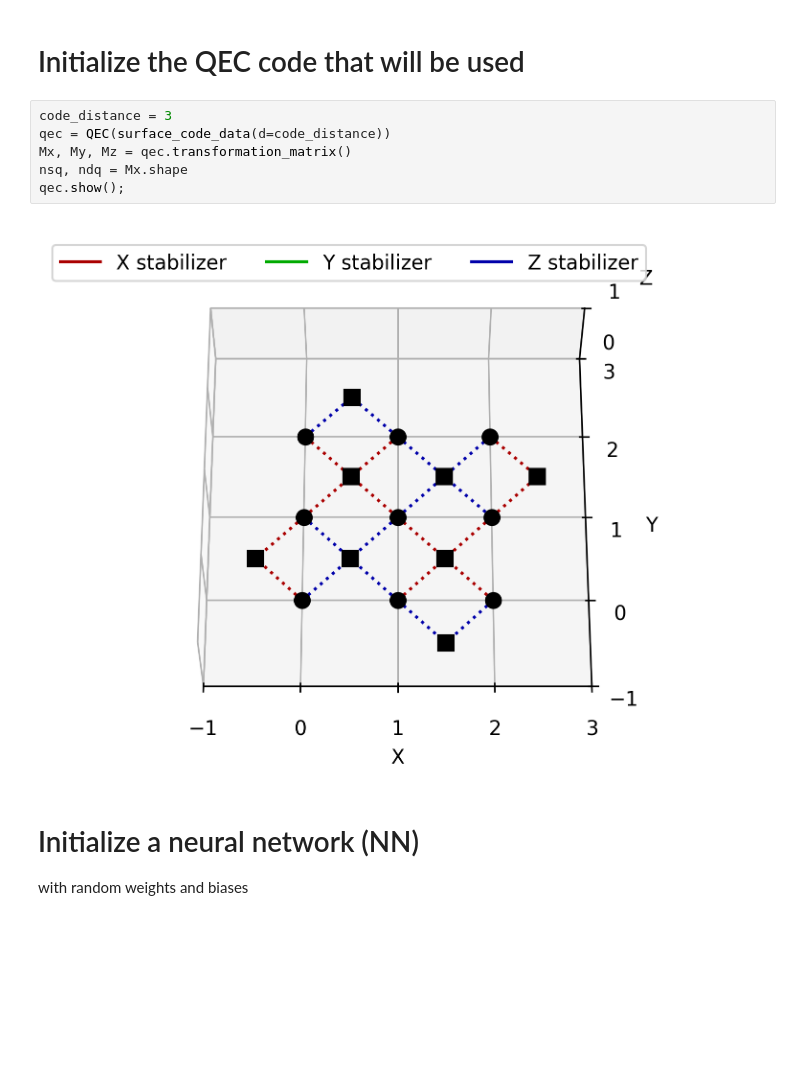
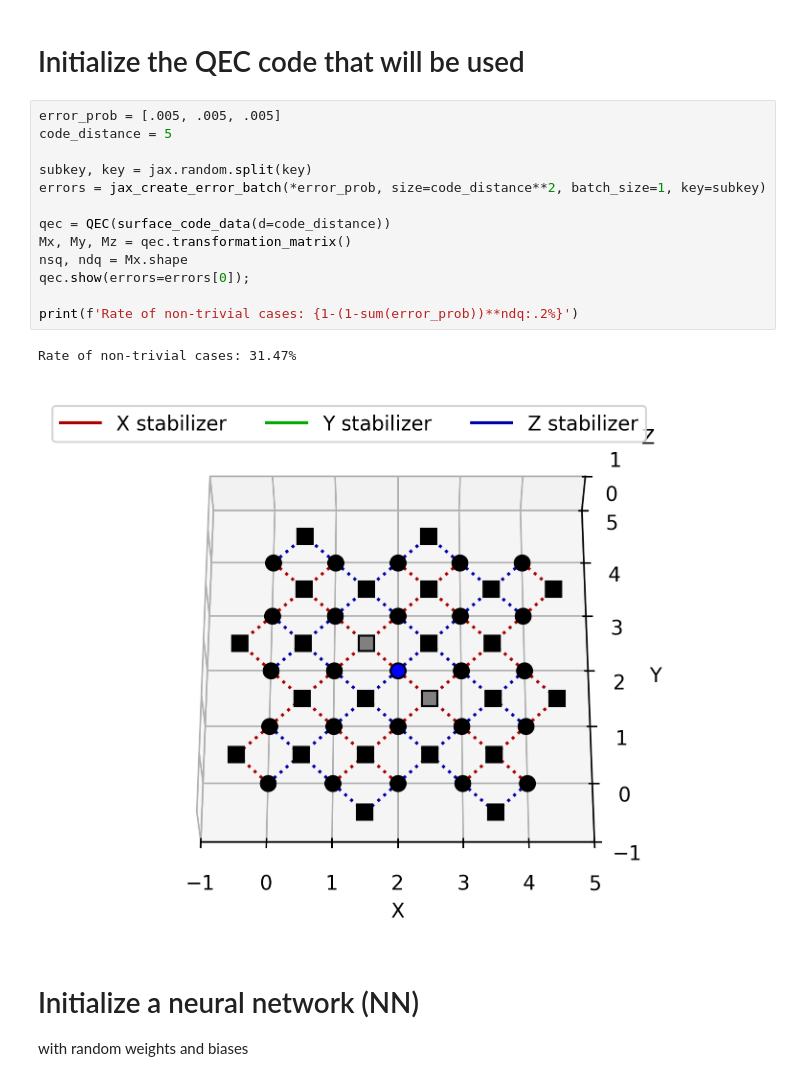
Before and after one commit to JuliusRye/QEC, a Jupyter notebook: testing/decoder.ipynb, the cells around one changed output. Cells and saved outputs as stored; diff of their text form; blank space fills up the shorter version.

```diff
--- a/testing/decoder.ipynb
+++ b/testing/decoder.ipynb
@@ -22,14 +22,22 @@ from icecream import ic  # For debugging
 key = jax.random.key(42)
 # %% [markdown]
 # Initialize the QEC code that will be used
-# %%
-code_distance = 3
-qec = QEC(surface_code_data(d=code_distance))
-Mx, My, Mz = qec.transformation_matrix()
-nsq, ndq = Mx.shape
-qec.show();
-# %% [output]
-[figure, removed]
+# %%
+error_prob = [.005, .005, .005]
+code_distance = 5
+
+subkey, key = jax.random.split(key)
+errors = jax_create_error_batch(*error_prob, size=code_distance**2, batch_size=1, key=subkey)
+
+qec = QEC(surface_code_data(d=code_distance))
+Mx, My, Mz = qec.transformation_matrix()
+nsq, ndq = Mx.shape
+qec.show(errors=errors[0]);
+
+print(f'Rate of non-trivial cases: {1-(1-sum(error_prob))**ndq:.2%}')
+# %% [output]
+Rate of non-trivial cases: 31.47%
+[figure, added]
 # %% [markdown]
 # Initialize a neural network (NN)
 with random weights and biases
```
Also changed, not shown: parts of 8 cells of this notebook, 7 other files.
